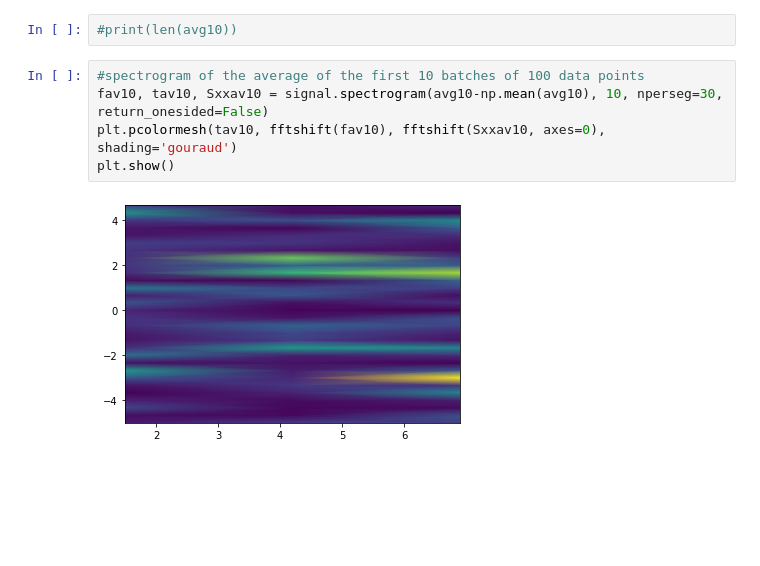
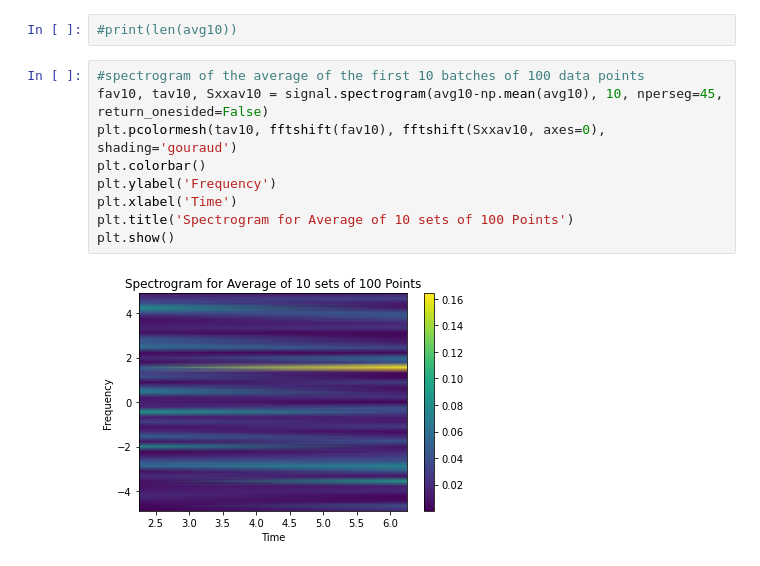
Before and after one commit to RoslynJessney/roslynmproject, a Jupyter notebook: runXXXII.ipynb, the cells around one changed output. Cells and saved outputs as stored; diff of their text form; blank space fills up the shorter version.

```diff
--- a/runXXXII.ipynb
+++ b/runXXXII.ipynb
@@ -208,8 +225,12 @@ for i in range(0,100):
 #print(len(avg10))
 # %%
 #spectrogram of the average of the first 10 batches of 100 data points
-fav10, tav10, Sxxav10 = signal.spectrogram(avg10-np.mean(avg10), 10, nperseg=30, return_onesided=False)
+fav10, tav10, Sxxav10 = signal.spectrogram(avg10-np.mean(avg10), 10, nperseg=45, return_onesided=False)
 plt.pcolormesh(tav10, fftshift(fav10), fftshift(Sxxav10, axes=0), shading='gouraud')
+plt.colorbar()
+plt.ylabel('Frequency')
+plt.xlabel('Time')
+plt.title('Spectrogram for Average of 10 sets of 100 Points')
 plt.show()
 # %% [output]
-[figure, old version]
+[figure, new version]
```
Also changed, not shown: parts of 14 cells of this notebook.
